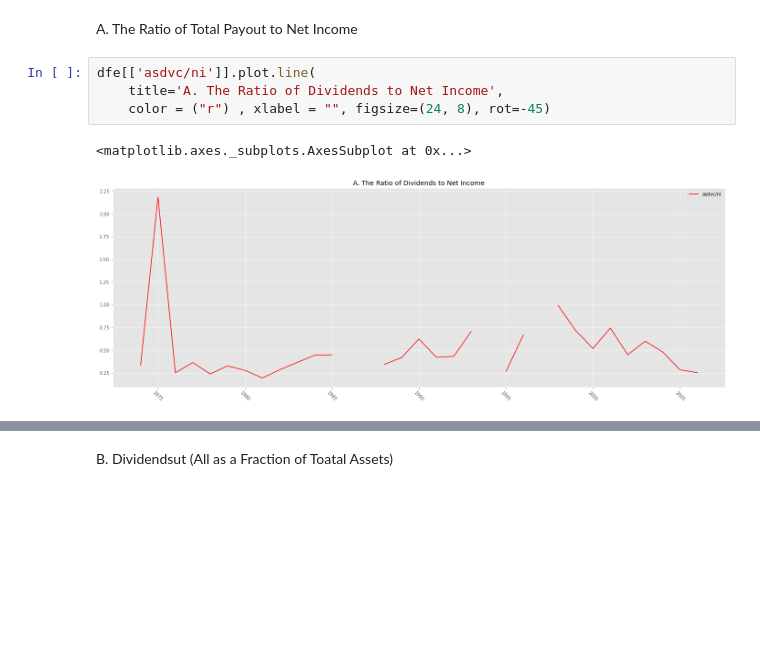
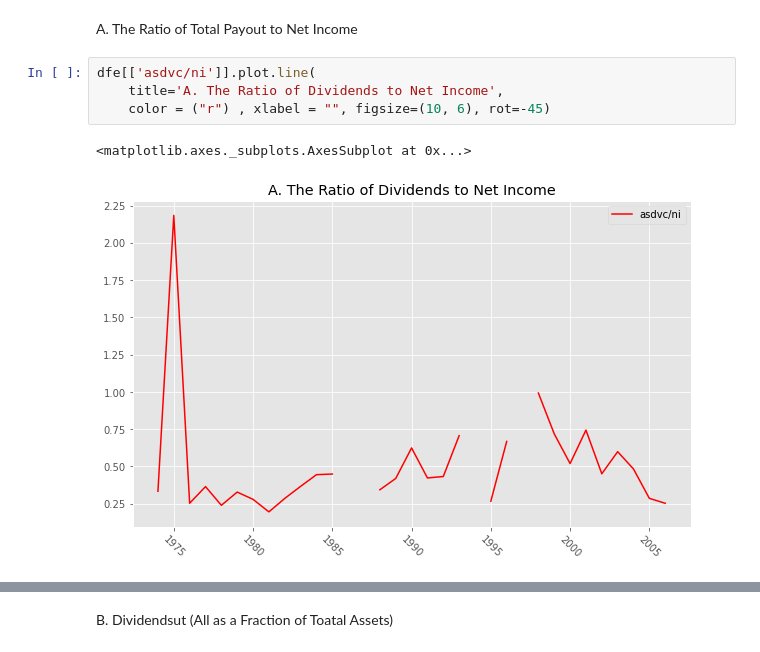
Before and after one commit to tsenga2/keio-senga-seminar, a Jupyter notebook: figure5.ipynb, the cells around one changed output, grey strips where cells are left out. Drawn from its saved outputs; the diff is of its cells as text; blank space fills up the shorter version.

Commit message:
edit by Ohta to add figure

```diff
--- a/figure5.ipynb
+++ b/figure5.ipynb
@@ -134,7 +146,7 @@ A. The Ratio of Total Payout to Net Income
 # %%
 dfe[['asdvc/ni']].plot.line(
     title='A. The Ratio of Dividends to Net Income',
-    color = ("r") , xlabel = "", figsize=(24, 8), rot=-45)
+    color = ("r") , xlabel = "", figsize=(10, 6), rot=-45)
 # %% [output]
 <matplotlib.axes._subplots.AxesSubplot at 0x...>
-[figure, old version]
+[figure, new version]
```
Also changed, not shown: parts of 14 cells of this notebook.
